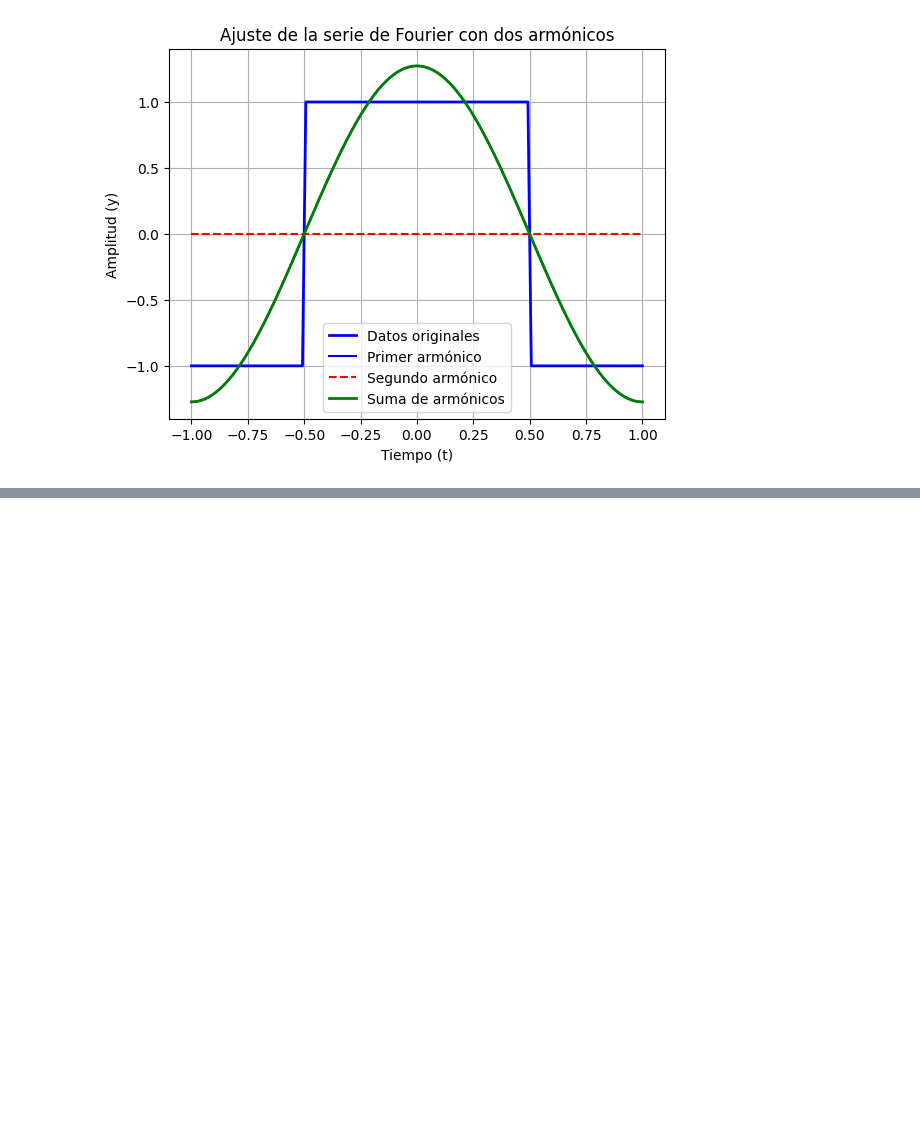
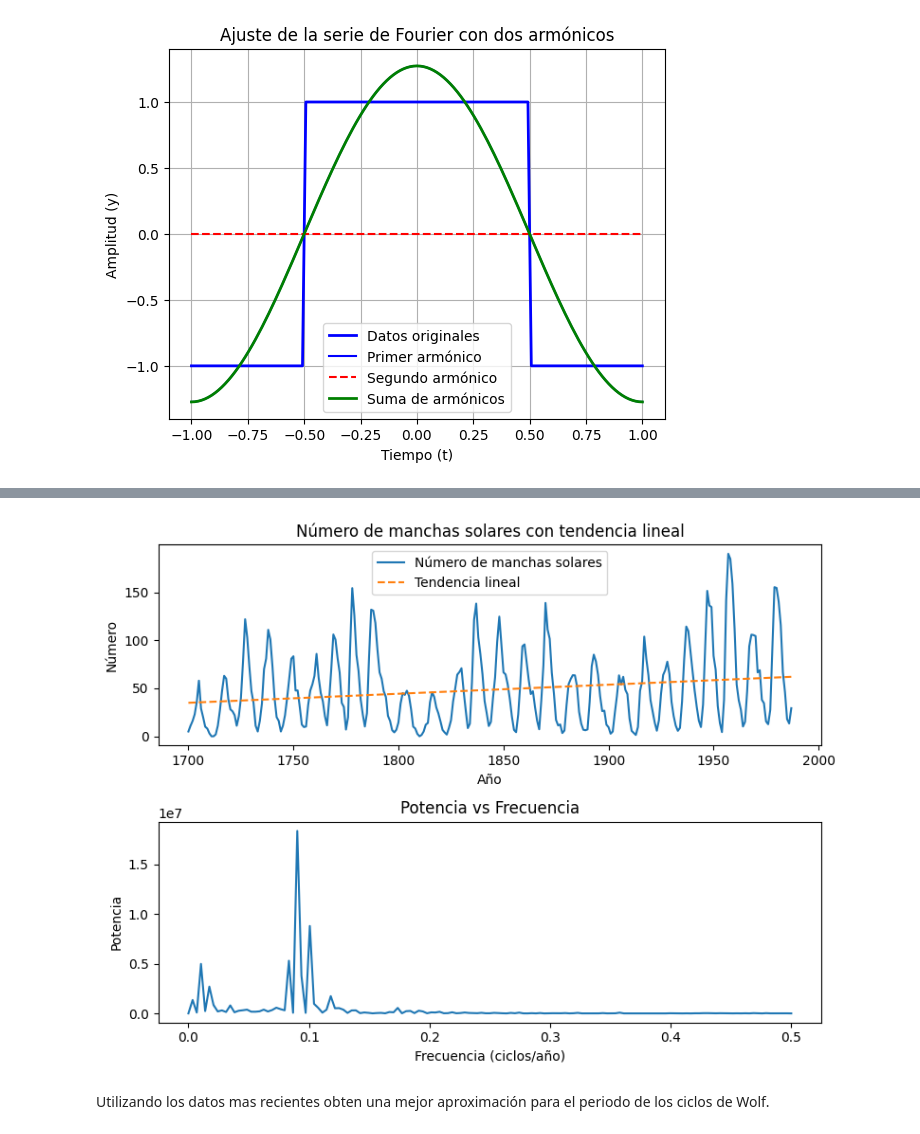
Before and after one commit to ArnaldoHC/Herramientas-Computacionales-Avanzadas, a Jupyter notebook: Clases/Ajustes/Análisis de Fourier.ipynb, the cells around one changed output, grey strips where cells are left out. Saved outputs shown, nothing was run; the diff lists cells and outputs as text; code cells hidden in the pictures; blank space fills up the shorter version.

```diff
--- a/Clases/Ajustes/Análisis de Fourier.ipynb
+++ b/Clases/Ajustes/Análisis de Fourier.ipynb
@@ -350,0 +486,49 @@ $$c_k=\frac{1}{T}\int_{-\frac{T}{2}}^{\frac{T}{2}}f(t)e^{-ik\omega_0t}dt$$
+# %%
+import numpy as np
+import matplotlib.pyplot as plt
+
+# Cargar datos desde un archivo .dat
+data = np.loadtxt('sunspot.dat')
+year = data[:, 0]
+number = data[:, 1]
+n = len(number)
+
+# Ajuste lineal (tendencia lineal)
+a = np.polyfit(year, number, 1)
+linear_trend = np.polyval(a, year)
+
+# Remover tendencia lineal
+ft = number - linear_trend
+
+# Transformada rápida de Fourier (FFT)
+F = np.fft.fft(ft)
+fs = 1  # Frecuencia de muestreo (1 ciclo por año)
+frequencies = np.arange(0, n // 2 + 1) * fs / n
+power = np.abs(F[:n // 2 + 1])**2
+
+# Graficar resultados
+plt.figure(figsize=(8, 6))
+
+# Gráfica de los datos originales
+plt.subplot(2, 1, 1)
+plt.plot(year, number, label="Número de manchas solares")
+plt.plot(year, linear_trend, label="Tendencia lineal", linestyle='--')
+plt.legend()
+plt.xlabel("Año")
+plt.ylabel("Número")
+plt.title("Número de manchas solares con tendencia lineal")
+
+# Gráfica de potencia vs frecuencia
+plt.subplot(2, 1, 2)
+plt.plot(frequencies, power)
+plt.xlabel("Frecuencia (ciclos/año)")
+plt.ylabel("Potencia")
+plt.title("Potencia vs Frecuencia")
+
+plt.tight_layout()
+plt.show()
+# %% [output]
+[figure, added]
+# %% [markdown]
+
+Utilizando los datos mas recientes obten una mejor aproximación para el periodo de los ciclos de Wolf.
```
Also changed, not shown: parts of 11 cells of this notebook, 3 other files.
